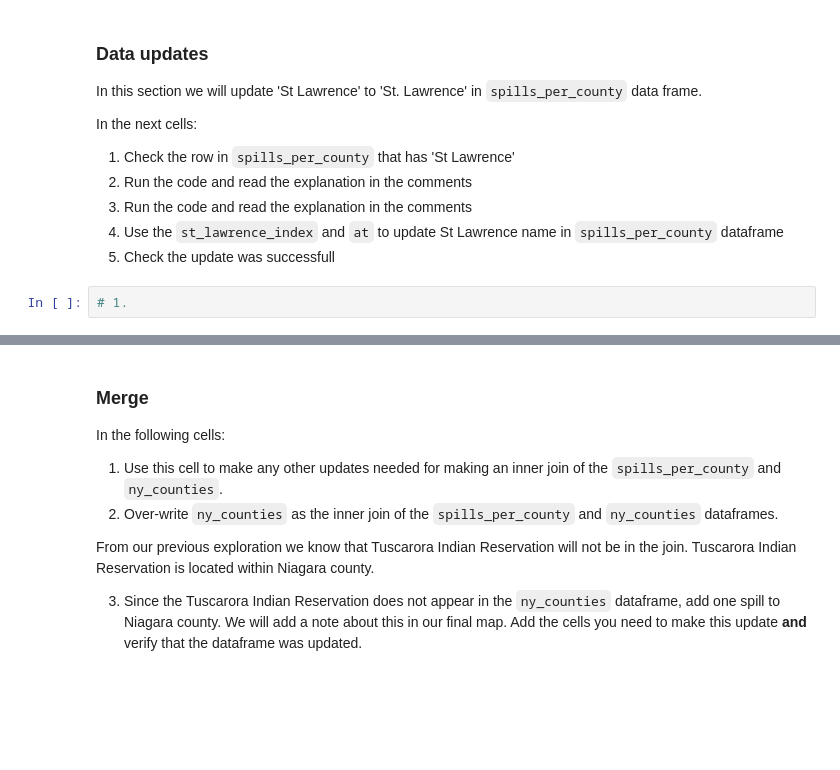
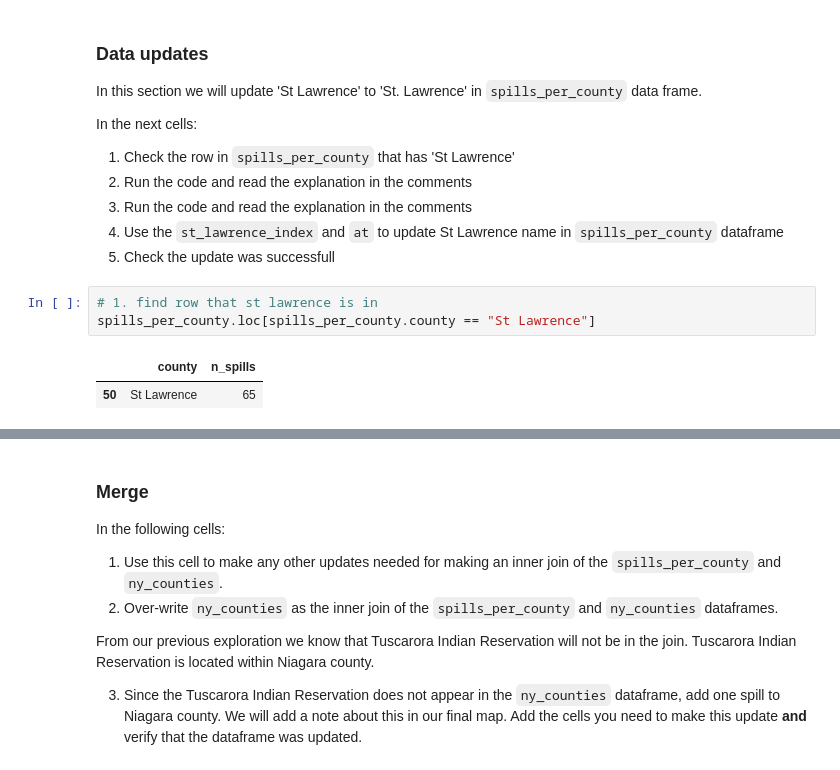
Before and after one commit to h-hahn/eds220-hwk-3, a Jupyter notebook: hwk3-task1-spills.ipynb, the cells around one changed output, grey strips where cells are left out. Cells and saved outputs as stored; diff of their text form; blank space fills up the shorter version.

```diff
--- a/hwk3-task1-spills.ipynb
+++ b/hwk3-task1-spills.ipynb
@@ -343,8 +380,12 @@ In the next cells:
 3. Run the code and read the explanation in the comments
 4. Use the `st_lawrence_index` and `at` to update St Lawrence name in `spills_per_county` dataframe
 5. Check the update was successfull
-# %%
-# 1.
+# %%
+# 1. find row that st lawrence is in
+spills_per_county.loc[spills_per_county.county == "St Lawrence"]
+# %% [output]
+|  | county | n_spills |
+| 50 | St Lawrence | 65 |
 # %%
 # 2. we can get the index of that single row like this, to access the actual row index...
 spills_per_county[spills_per_county.county=='St Lawrence'].index
```
Also changed, not shown: parts of 23 cells of this notebook.
